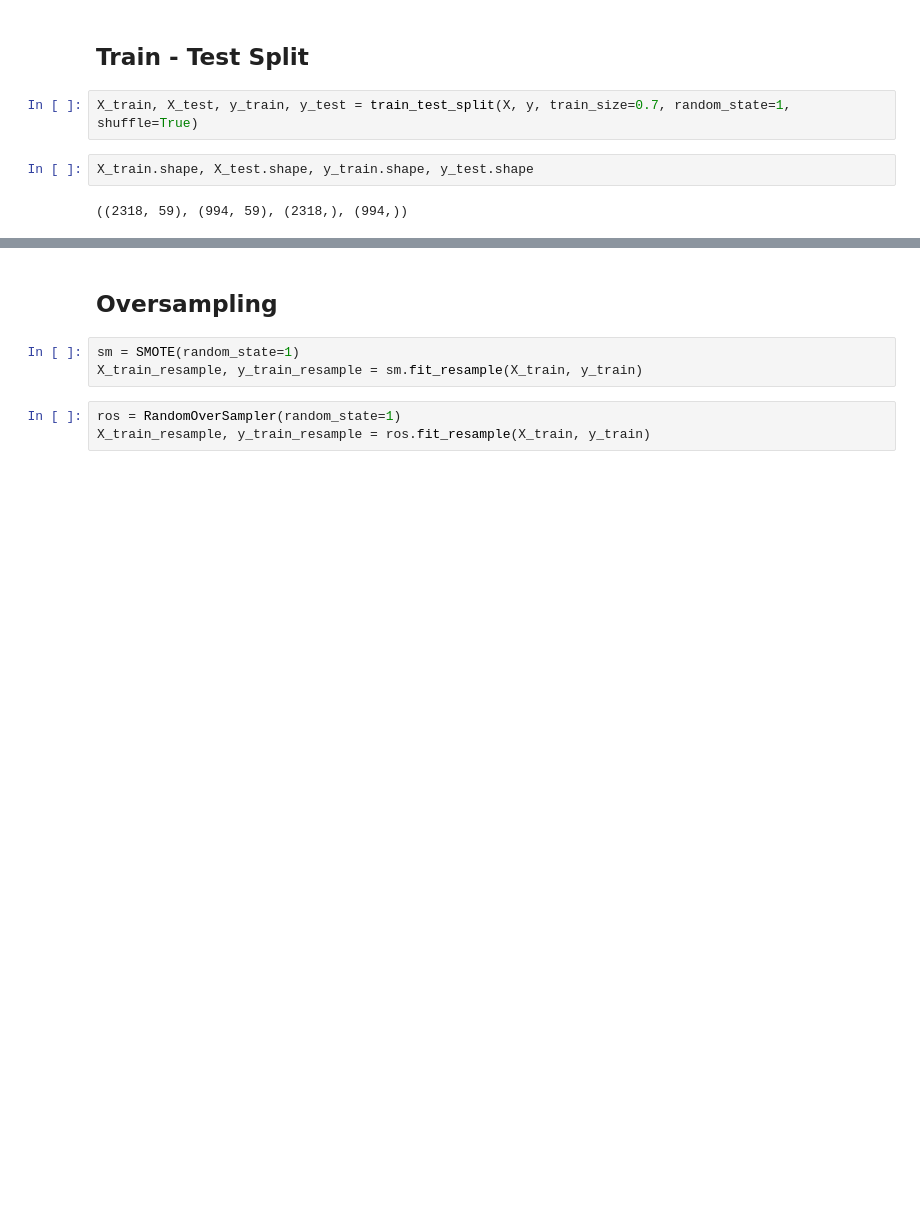
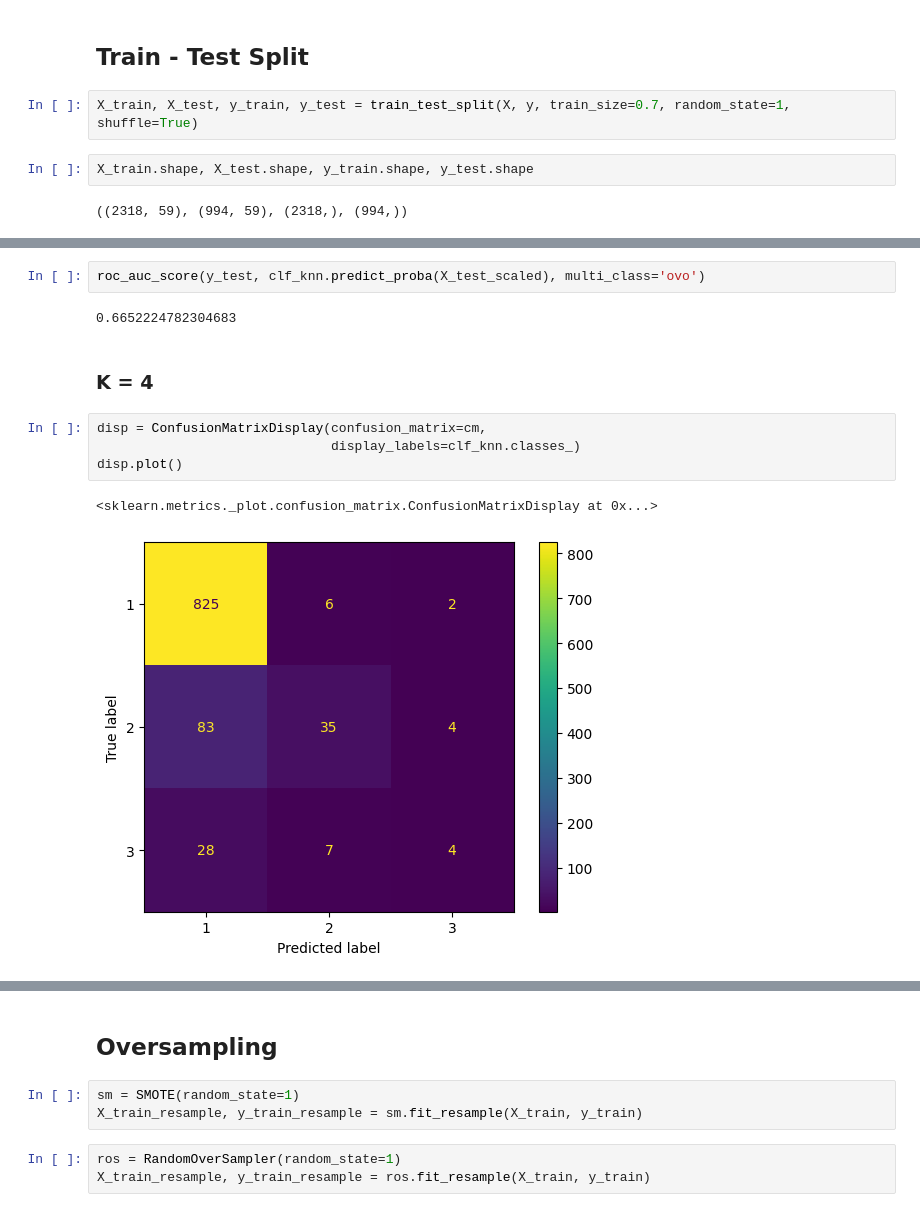
Before and after one commit to ProyectoDeGrado-2023-20/PG, a Jupyter notebook: Ideas/Models/KNN.ipynb, the cells around one changed output, grey strips where cells are left out. Drawn from its saved outputs; the diff is of its cells as text; blank space fills up the shorter version.

```diff
--- a/Ideas/Models/KNN.ipynb
+++ b/Ideas/Models/KNN.ipynb
@@ -106,0 +168,13 @@ X_train.shape, X_test.shape, y_train.shape, y_test.shape
+# %%
+roc_auc_score(y_test, clf_knn.predict_proba(X_test_scaled), multi_class='ovo')
+# %% [output]
+0.6652224782304683
+# %% [markdown]
+### K = 4
+# %%
+disp = ConfusionMatrixDisplay(confusion_matrix=cm,
+                              display_labels=clf_knn.classes_)
+disp.plot()
+# %% [output]
+<sklearn.metrics._plot.confusion_matrix.ConfusionMatrixDisplay at 0x...>
+[figure, added]
```
Also changed, not shown: parts of 25 cells of this notebook, 4 other files.
